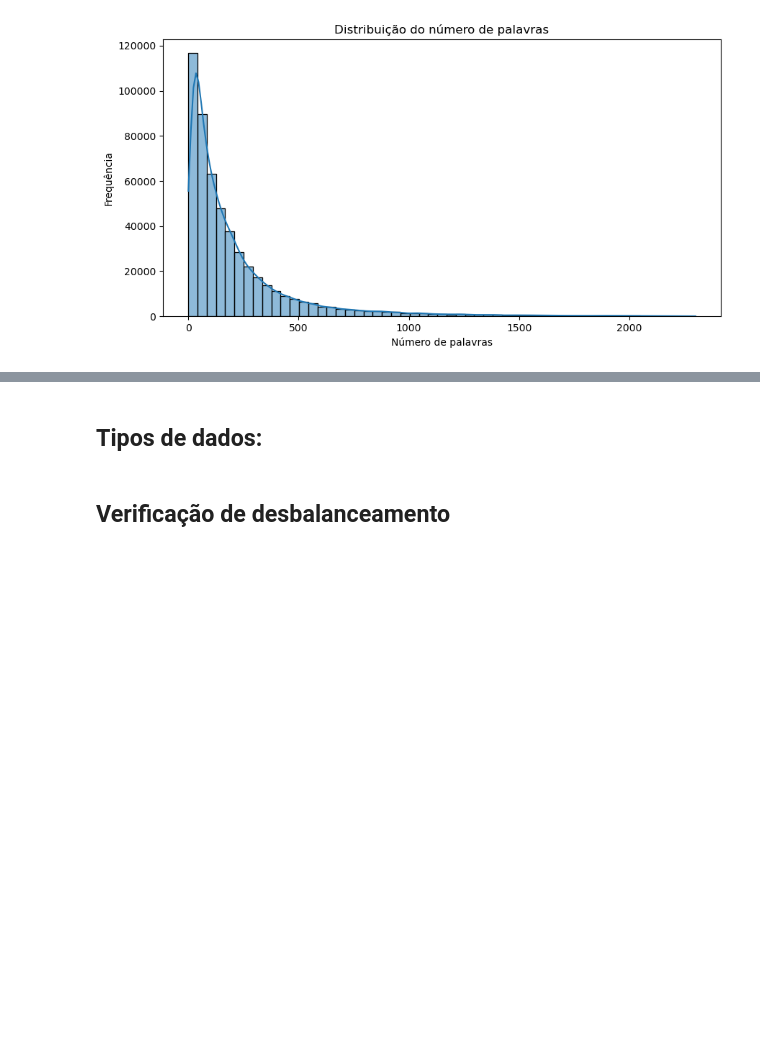
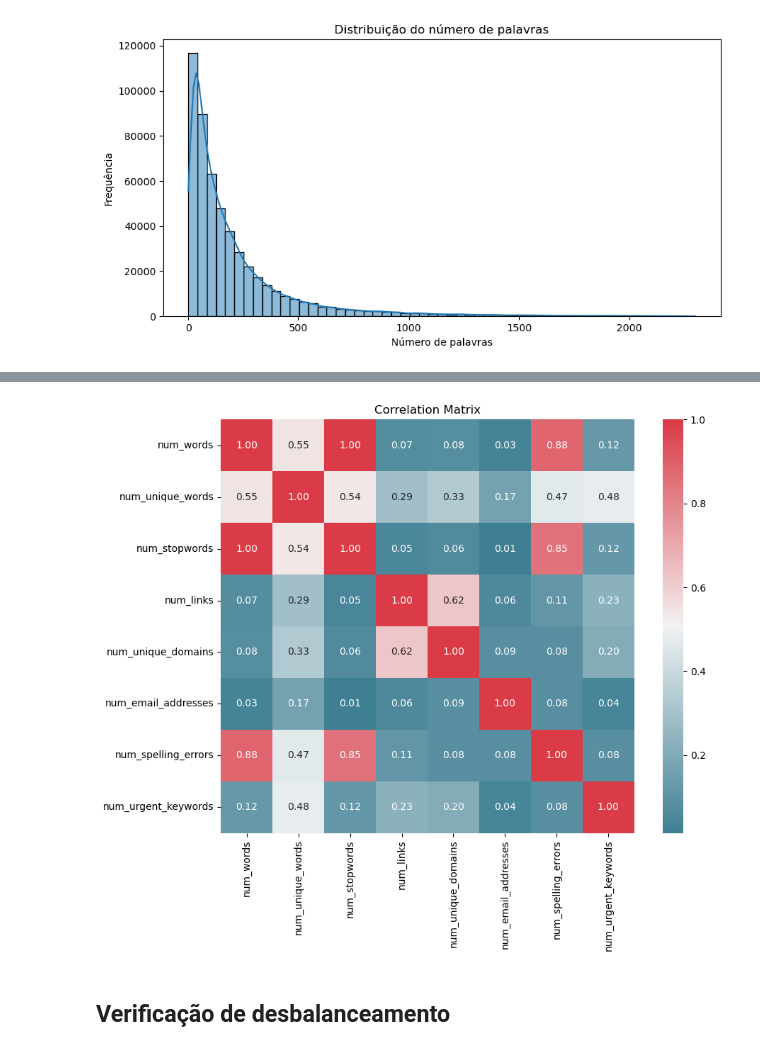
Before and after one commit to Zeronevi/phishing-classification, a Jupyter notebook: undersampling.ipynb, the cells around one changed output, grey strips where cells are left out. Drawn from its saved outputs; the diff is of its cells as text; code cells hidden in the pictures; blank space fills up the shorter version.

```diff
--- a/undersampling.ipynb
+++ b/undersampling.ipynb
@@ -112,5 +111,17 @@ dataset_for_histogram.describe()
-# %% [markdown]
-## Tipos de dados:
+# %%
+# Matriz de correlação
+
+plt.figure(figsize=(10, 8))
+
+_columns = dataset.columns.drop("label")
+corr = dataset[_columns].corr()
+
+sns.heatmap(corr, annot=True, cmap=sns.diverging_palette(220, 10, as_cmap=True), fmt=".2f", square=True)
+plt.title('Correlation Matrix')
+plt.tight_layout()
+plt.show()
+# %% [output]
+[figure, added]
 # %% [markdown]
 ## Verificação de desbalanceamento
 # %%
```
Also changed, not shown: parts of 22 cells of this notebook.
